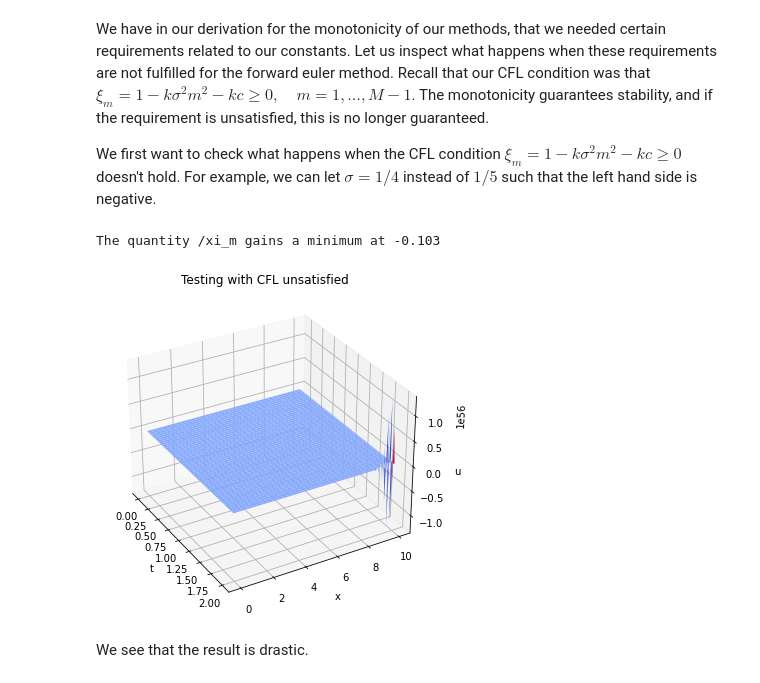
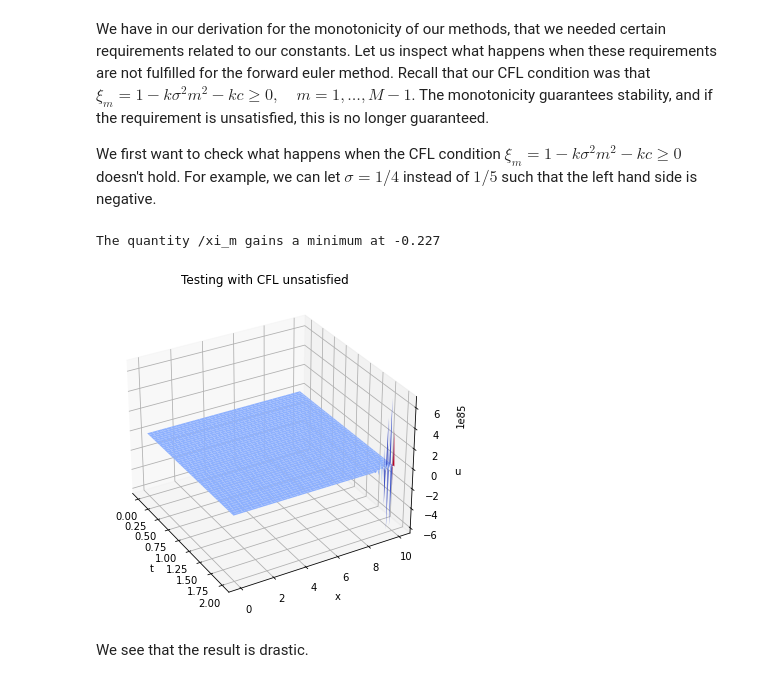
Before and after one commit to ulrikunneberg/NumDiff_prosjekt, a Jupyter notebook: Test.ipynb, the cells around one changed output. Drawn from its saved outputs; the diff is of its cells as text; code cells hidden in the pictures.

```diff
--- a/Test.ipynb
+++ b/Test.ipynb
@@ -192,7 +199,7 @@ def forward_euler(R, M, T, N, sigma, r, c, K, H, BC0, BCR, initial_func,
     x=np.linspace(0, R, M+1)    #Remember to add stability condition with positive coefficient in tridiag
     t=np.linspace(0, T, N+1)      #Probably necessary to have many more timesteps and spacesteps for conv
 
-    U[:, 0]=initial_func(x) #Initial and boundary functions
+    U[:, 0]=initial_func(x, R=R) #Initial and boundary functions
     U[0, :]=BC0(t=t, x=x, u_0=initial_func(x)[0])
     U[-1,:]=BCR(R, x=x, t=t)
 
@@ -465,15 +463,15 @@ We have in our derivation for the monotonicity of our methods, that we needed ce
 
 We first want to check what happens when the CFL condition $\xi_m = 1- k \sigma^2 m^2 - kc \geq 0$ doesn't hold. For example, we can let $\sigma=1/4$ instead of $1/5$ such that the left hand side is negative.
 # %%
-sigma=0.75
+sigma=0.25
 v_forward_CFL, CFL_forward_CFL = forward_euler(R, M, T, N, sigma, r, c, K_eur, H_eur, an_boundary_0, an_boundary_R,
                        an_initial, RHS_func=RHS_analytic)
+print("The quantity /xi_m gains a minimum at", round(CFL_forward_CFL, 3))
 plot_solution(v_forward_CFL, angle=-30, title="Testing with CFL unsatisfied")
-print("The quantity /xi_m gains a minimum at", round(CFL_forward_CFL, 3))
 sigma=1/5
 # %% [output]
-The quantity /xi_m gains a minimum at -0.103
+The quantity /xi_m gains a minimum at -0.227
-[figure, old version]
+[figure, new version]
 # %% [markdown]
 We see that the result is drastic.
 # %% [markdown]
```
Also changed, not shown: parts of 14 cells of this notebook.
